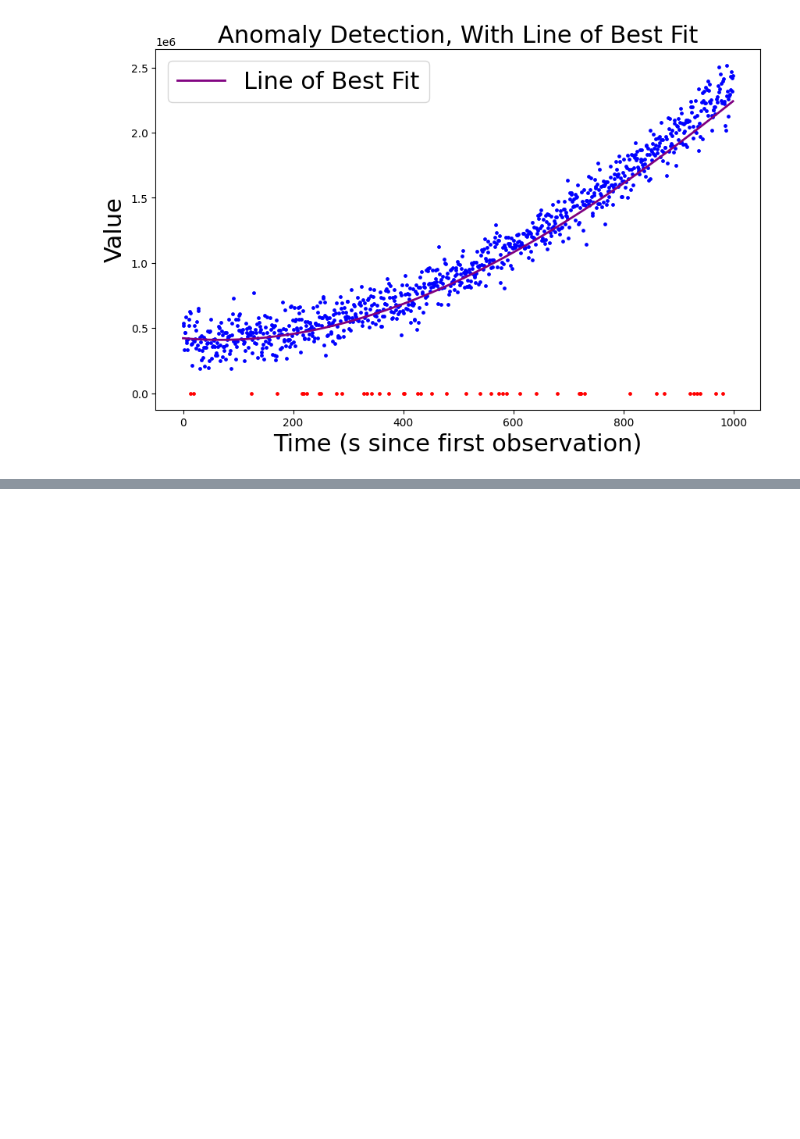
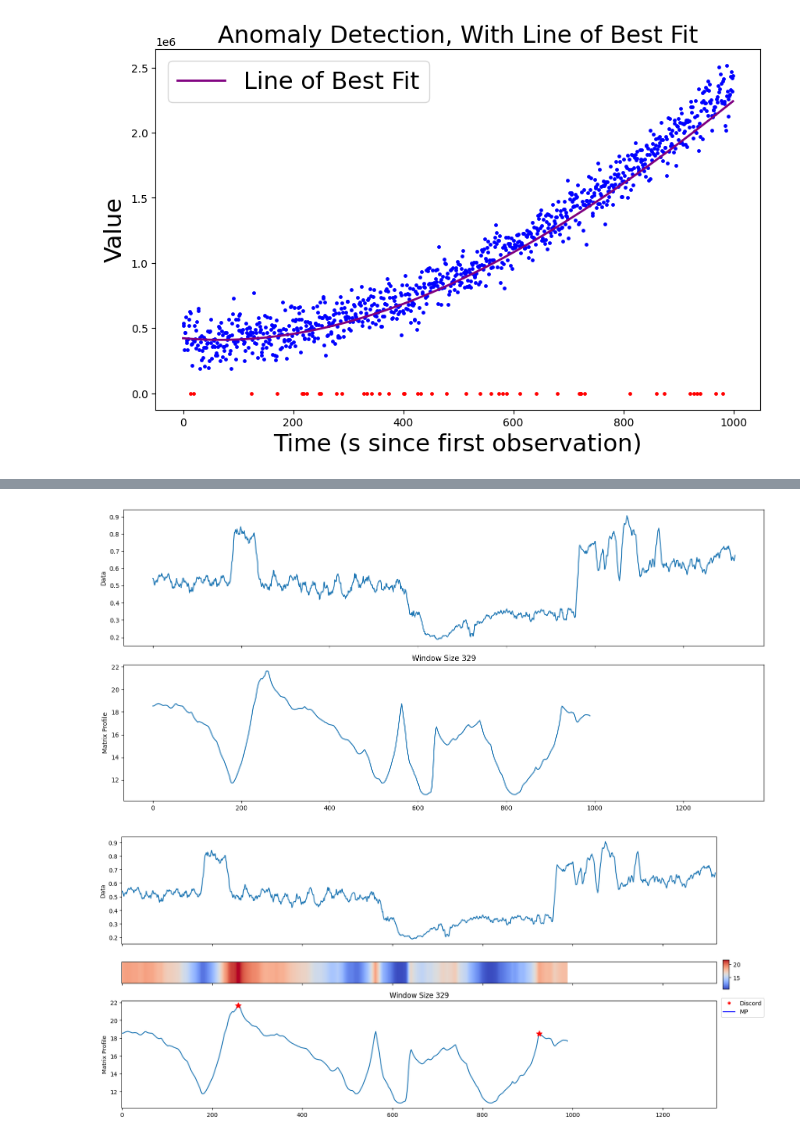
Before and after one commit to ExtraE113/CS365, a Jupyter notebook: model_and_threshold_outlier_detection.ipynb, the cells around one changed output, grey strips where cells are left out. Drawn from its saved outputs; the diff is of its cells as text; code cells hidden in the pictures; blank space fills up the shorter version.

```diff
--- a/model_and_threshold_outlier_detection.ipynb
+++ b/model_and_threshold_outlier_detection.ipynb
@@ -140,0 +279,13 @@ plt.legend(fontsize=22)
+# %%
+# create a matrix profile of the series
+window_size = len(d.values) // 4
+profile = mp.compute(d.values, windows=window_size)
+
+profile = mp.discover.discords(profile, k=2, exclusion_zone=window_size)
+
+# profile = mp.discover.discords(profile, k=1, exclusion_zone=100)
+mp.visualize(profile)
+plt.show()
+# %% [output]
+[figure, added]
+[figure, added]
```
Also changed, not shown: parts of 23 cells of this notebook, 6 other files.
